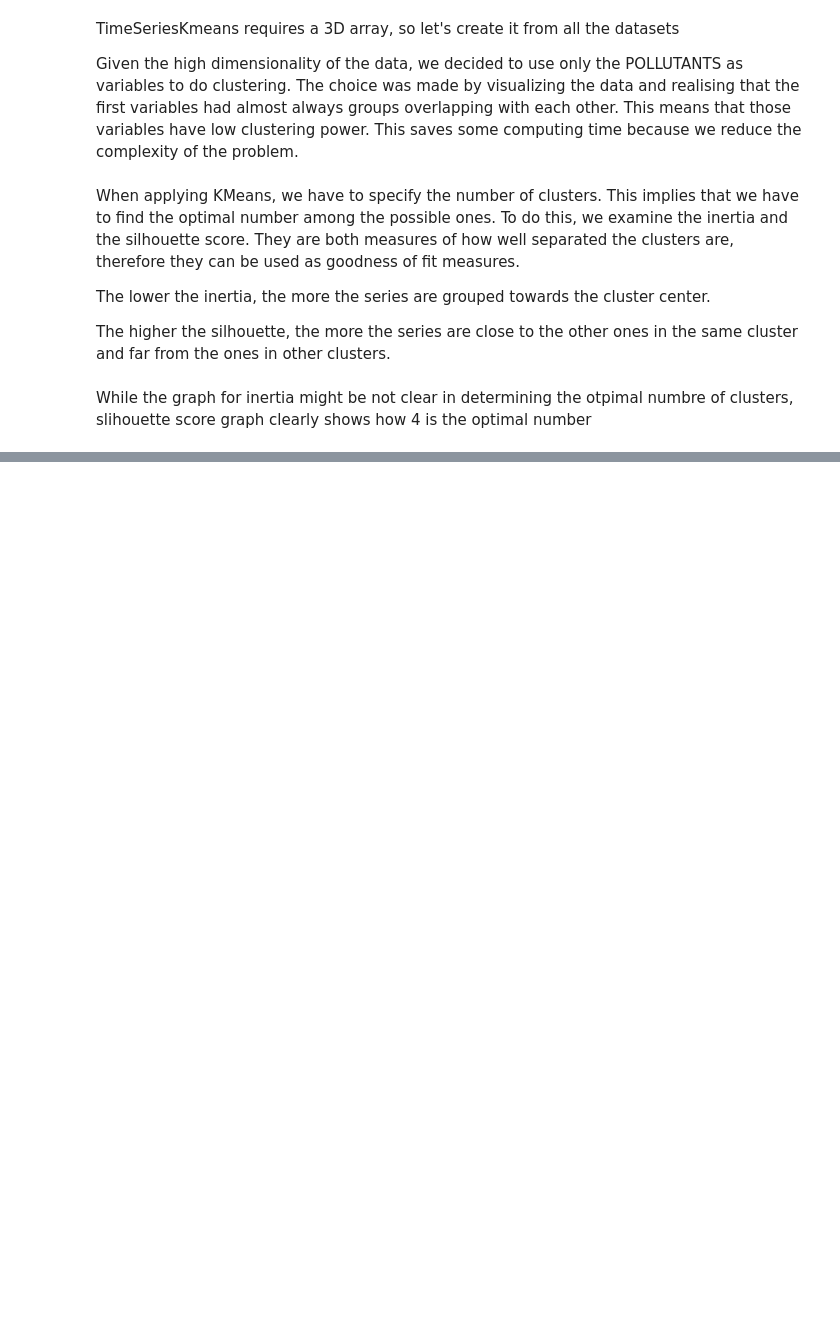
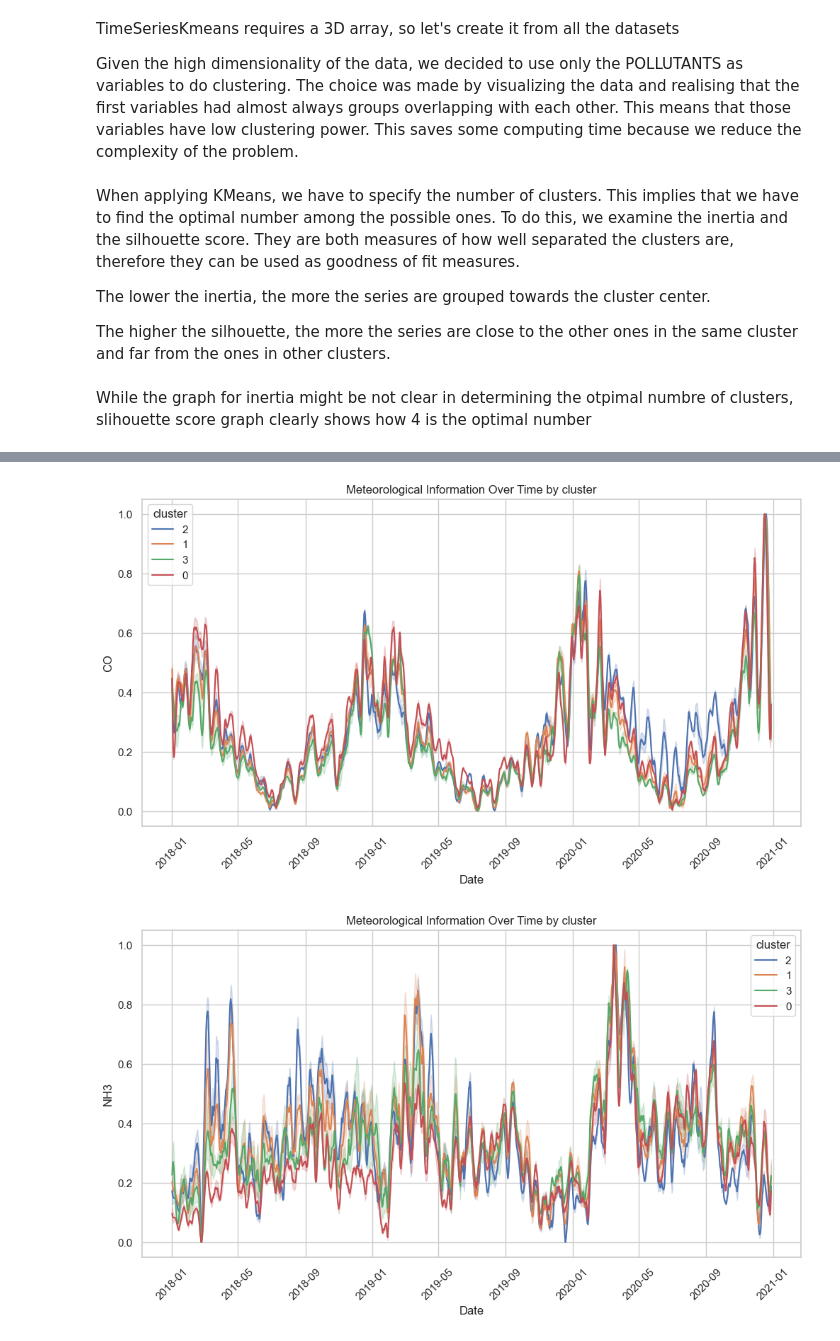
Before and after one commit to AndreFerrero/time-series-clustering, a Jupyter notebook: scripts/3-tskmeans.ipynb, the cells around one changed output, grey strips where cells are left out. Saved outputs shown, nothing was run; the diff lists cells and outputs as text; code cells hidden in the pictures; blank space fills up the shorter version.

Commit message:
produced plots for kmeans

```diff
--- a/scripts/3-tskmeans.ipynb
+++ b/scripts/3-tskmeans.ipynb
@@ -103,0 +90,8 @@ plots('tskmeans', clusters, 'cluster', full_df[pollutants + ['date', 'cluster']]
+# %%
+full_df['cluster'] = full_df['cluster'].astype('str')
+# %%
+# WARNING: long execution time
+plots('tskmeans', pollutants, 'cluster', full_df)
+# %% [output]
+[figure, added]
+[figure, added]
```
Also changed, not shown: parts of 4 cells of this notebook, 11 other files.
